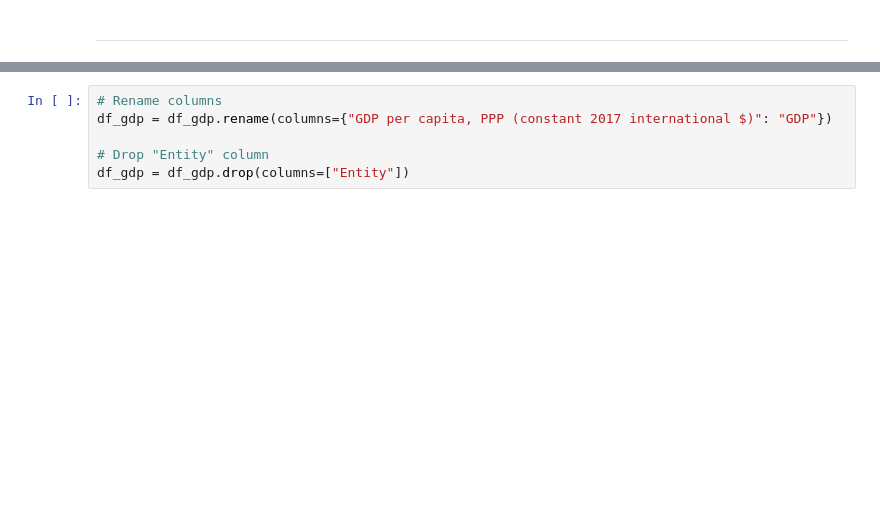
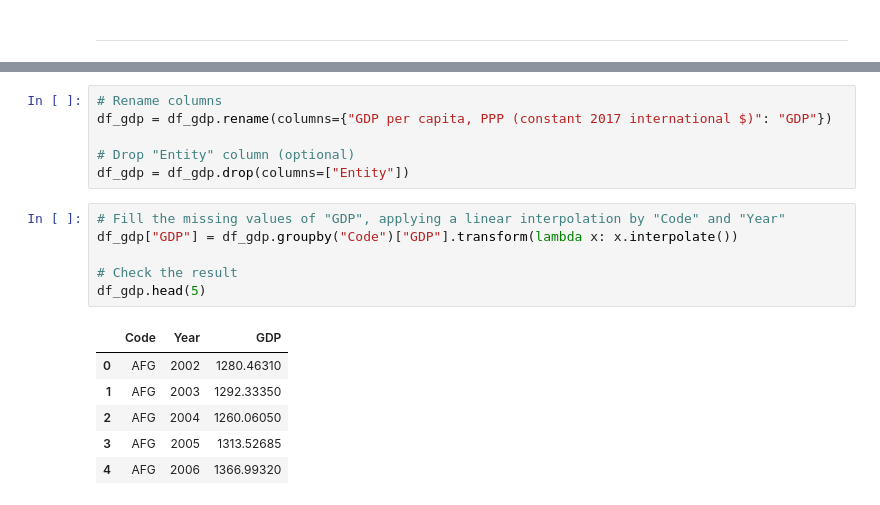
Before and after one commit to daniprec/BAM-Coding-Lab, a Jupyter notebook: solutions/23_pandas_merge.ipynb, the cells around one changed output, grey strips where cells are left out. Cells and saved outputs as stored; diff of their text form; blank space fills up the shorter version.

```diff
--- a/solutions/23_pandas_merge.ipynb
+++ b/solutions/23_pandas_merge.ipynb
@@ -44,5 +36,18 @@ df_gdp.head(5)
 # Rename columns
 df_gdp = df_gdp.rename(columns={"GDP per capita, PPP (constant 2017 international $)": "GDP"})
 
-# Drop "Entity" column
+# Drop "Entity" column (optional)
 df_gdp = df_gdp.drop(columns=["Entity"])
+# %%
+# Fill the missing values of "GDP", applying a linear interpolation by "Code" and "Year"
+df_gdp["GDP"] = df_gdp.groupby("Code")["GDP"].transform(lambda x: x.interpolate())
+
+# Check the result
+df_gdp.head(5)
+# %% [output]
+|  | Code | Year | GDP |
+| 0 | AFG | 2002 | 1280.46310 |
+| 1 | AFG | 2003 | 1292.33350 |
+| 2 | AFG | 2004 | 1260.06050 |
+| 3 | AFG | 2005 | 1313.52685 |
+| 4 | AFG | 2006 | 1366.99320 |
```
Also changed, not shown: parts of 19 cells of this notebook, 1 other file.
